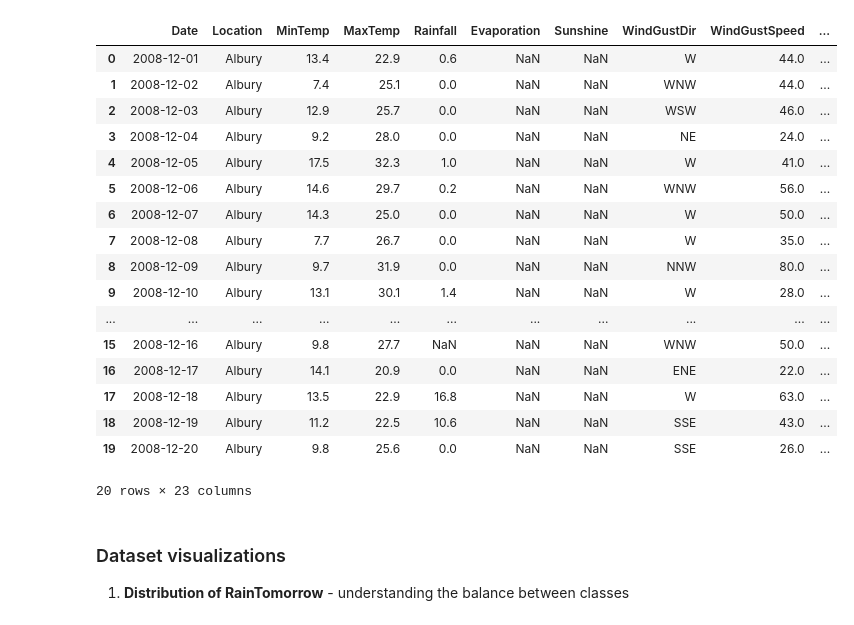
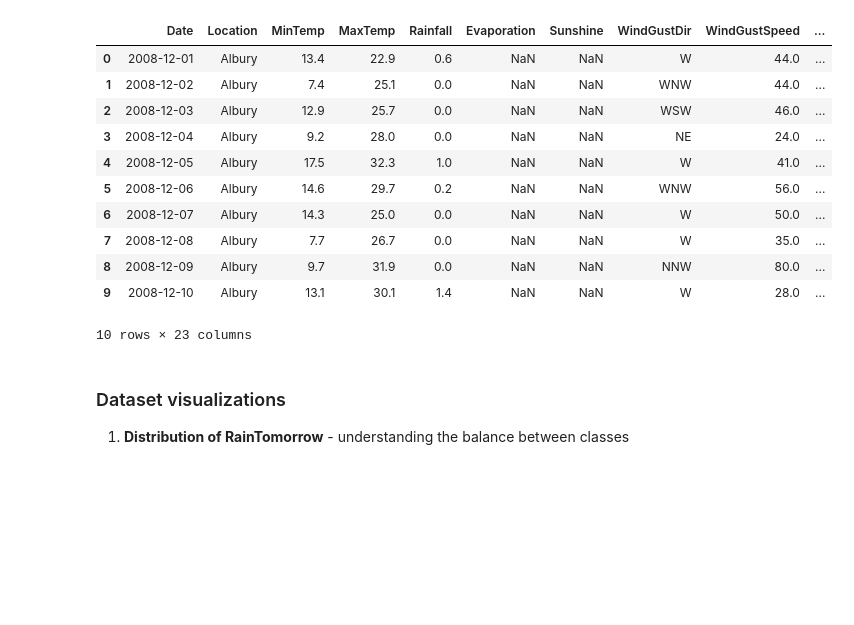
Before and after one commit to johnnymosby/TU-Wien-ML-Group-Project, a Jupyter notebook: Dataset description.ipynb, the cells around one changed output. Drawn from its saved outputs; the diff is of its cells as text; code cells hidden in the pictures; blank space fills up the shorter version.

Commit message:
Slight changes to wording; made tables' outputs shorter to look nicer in the final pdf file; +the pdf file as a very preliminary result

```diff
--- a/Dataset description.ipynb
+++ b/Dataset description.ipynb
@@ -80,33 +61,24 @@ The first dataset comprises daily weather observations collected over approximat
 ### Importance of Dataset
 Understanding the distribution of values in attributes helps in preprocessing steps, such as handling missing values and feature selection, to build accurate predictive models.
 # %%
-# Path to the CSV file with dataset
-file_path = "rain.csv"
-
 # Read the CSV file into a pandas DataFrame
-df_rain = pd.read_csv(file_path)
+df_rain = pd.read_csv("rain.csv")
 
 # Display the first few rows of the DataFrame
-df_rain.head(20)
+df_rain.head(10)
 # %% [output]
 |  | Date | Location | MinTemp | MaxTemp | Rainfall | Evaporation | Sunshine | WindGustDir | WindGustSpeed | ... |
 | 0 | 2008-12-01 | Albury | 13.4 | 22.9 | 0.6 | NaN | NaN | W | 44.0 | ... |
 | 1 | 2008-12-02 | Albury | 7.4 | 25.1 | 0.0 | NaN | NaN | WNW | 44.0 | ... |
 | 2 | 2008-12-03 | Albury | 12.9 | 25.7 | 0.0 | NaN | NaN | WSW | 46.0 | ... |
 | 3 | 2008-12-04 | Albury | 9.2 | 28.0 | 0.0 | NaN | NaN | NE | 24.0 | ... |
 | 4 | 2008-12-05 | Albury | 17.5 | 32.3 | 1.0 | NaN | NaN | W | 41.0 | ... |
 | 5 | 2008-12-06 | Albury | 14.6 | 29.7 | 0.2 | NaN | NaN | WNW | 56.0 | ... |
 | 6 | 2008-12-07 | Albury | 14.3 | 25.0 | 0.0 | NaN | NaN | W | 50.0 | ... |
 | 7 | 2008-12-08 | Albury | 7.7 | 26.7 | 0.0 | NaN | NaN | W | 35.0 | ... |
 | 8 | 2008-12-09 | Albury | 9.7 | 31.9 | 0.0 | NaN | NaN | NNW | 80.0 | ... |
 | 9 | 2008-12-10 | Albury | 13.1 | 30.1 | 1.4 | NaN | NaN | W | 28.0 | ... |
-| ... | ... | ... | ... | ... | ... | ... | ... | ... | ... | ... |
-| 15 | 2008-12-16 | Albury | 9.8 | 27.7 | NaN | NaN | NaN | WNW | 50.0 | ... |
-| 16 | 2008-12-17 | Albury | 14.1 | 20.9 | 0.0 | NaN | NaN | ENE | 22.0 | ... |
-| 17 | 2008-12-18 | Albury | 13.5 | 22.9 | 16.8 | NaN | NaN | W | 63.0 | ... |
-| 18 | 2008-12-19 | Albury | 11.2 | 22.5 | 10.6 | NaN | NaN | SSE | 43.0 | ... |
-| 19 | 2008-12-20 | Albury | 9.8 | 25.6 | 0.0 | NaN | NaN | SSE | 26.0 | ... |
-20 rows × 23 columns
+10 rows × 23 columns
 # %% [markdown]
 ### Dataset visualizations
 1. **Distribution of RainTomorrow** - understanding the balance between classes
```
Also changed, not shown: parts of 7 cells of this notebook, 2 other files.
